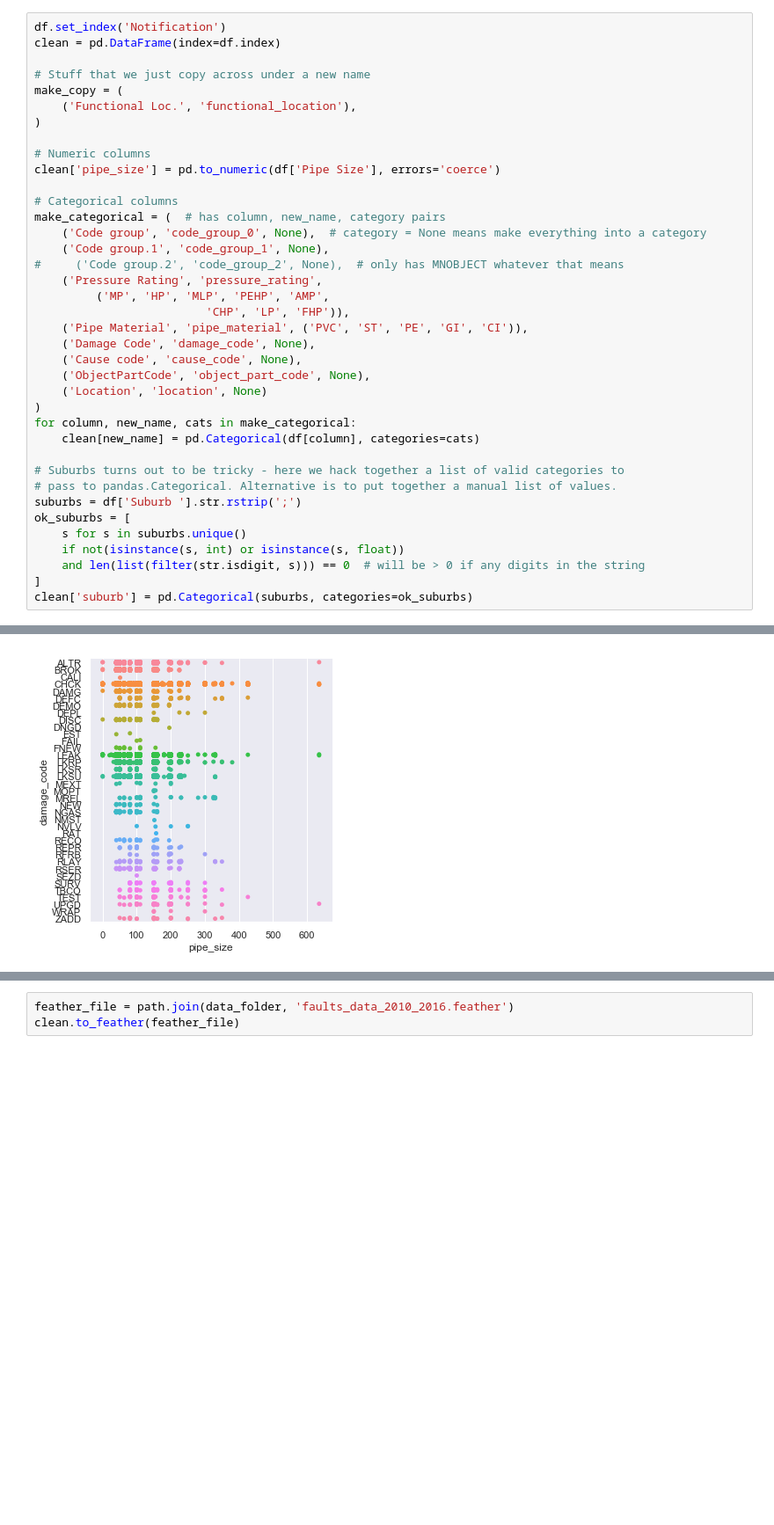
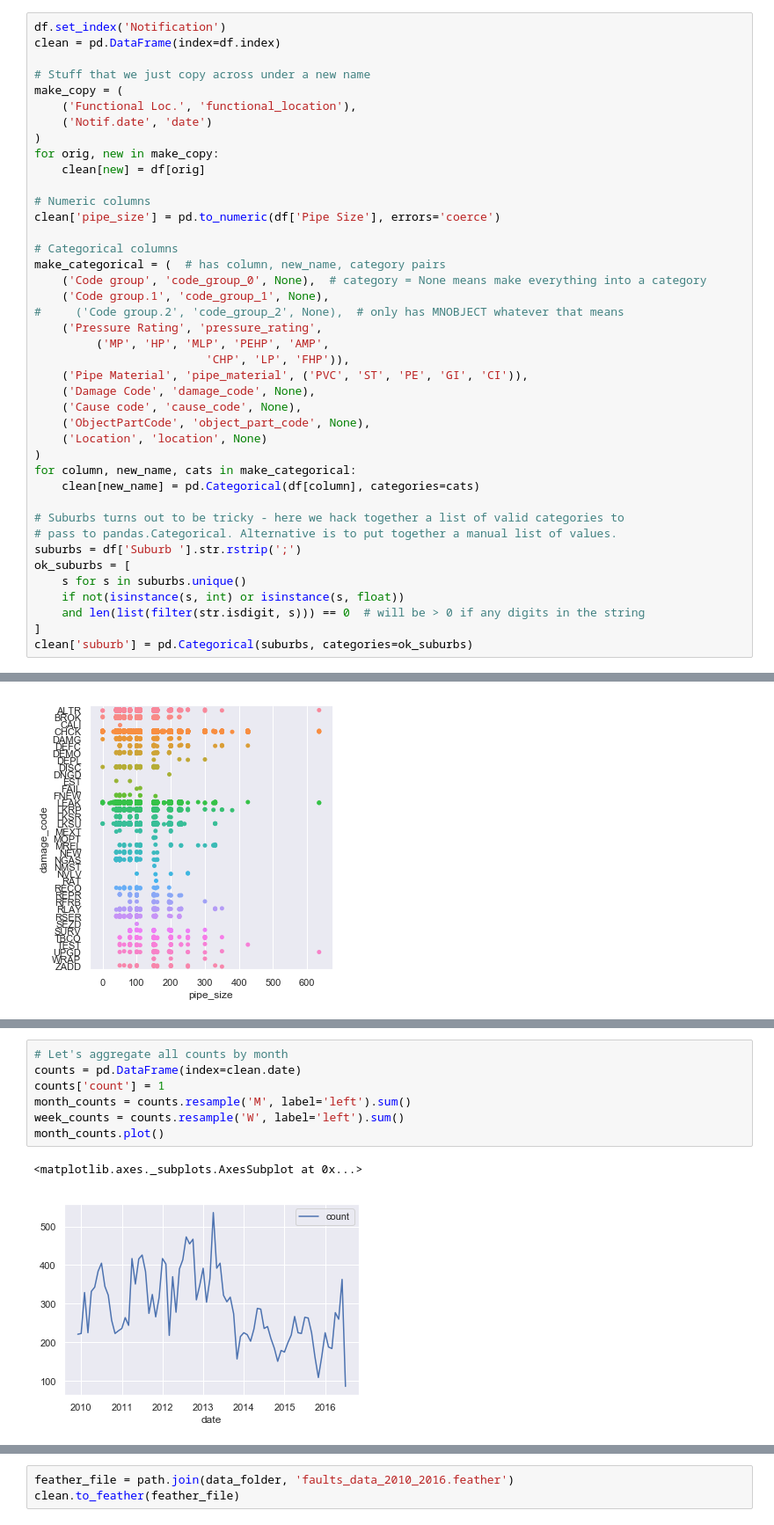
Before and after one commit to core-skills/03-zero-to-data-science, a Jupyter notebook: notebooks/am2-individual-data.ipynb, the cells around one changed output, grey strips where cells are left out. Shown at 88% size. Cells and saved outputs as stored; diff of their text form; blank space fills up the shorter version.

```diff
--- a/notebooks/am2-individual-data.ipynb
+++ b/notebooks/am2-individual-data.ipynb
@@ -278,7 +278,10 @@ clean = pd.DataFrame(index=df.index)
 # Stuff that we just copy across under a new name
 make_copy = (
     ('Functional Loc.', 'functional_location'),
+    ('Notif.date', 'date')
 )
+for orig, new in make_copy:
+    clean[new] = df[orig]
 
 # Numeric columns
 clean['pipe_size'] = pd.to_numeric(df['Pipe Size'], errors='coerce')
@@ -365,0 +351,10 @@ seaborn.catplot(x='pipe_size', y='damage_code', data=clean)
+# %%
+# Let's aggregate all counts by month
+counts = pd.DataFrame(index=clean.date)
+counts['count'] = 1
+month_counts = counts.resample('M', label='left').sum()
+week_counts = counts.resample('W', label='left').sum()
+month_counts.plot()
+# %% [output]
+<matplotlib.axes._subplots.AxesSubplot at 0x...>
+[figure, added]
```
Also changed, not shown: parts of 16 cells of this notebook, 2 other files.
